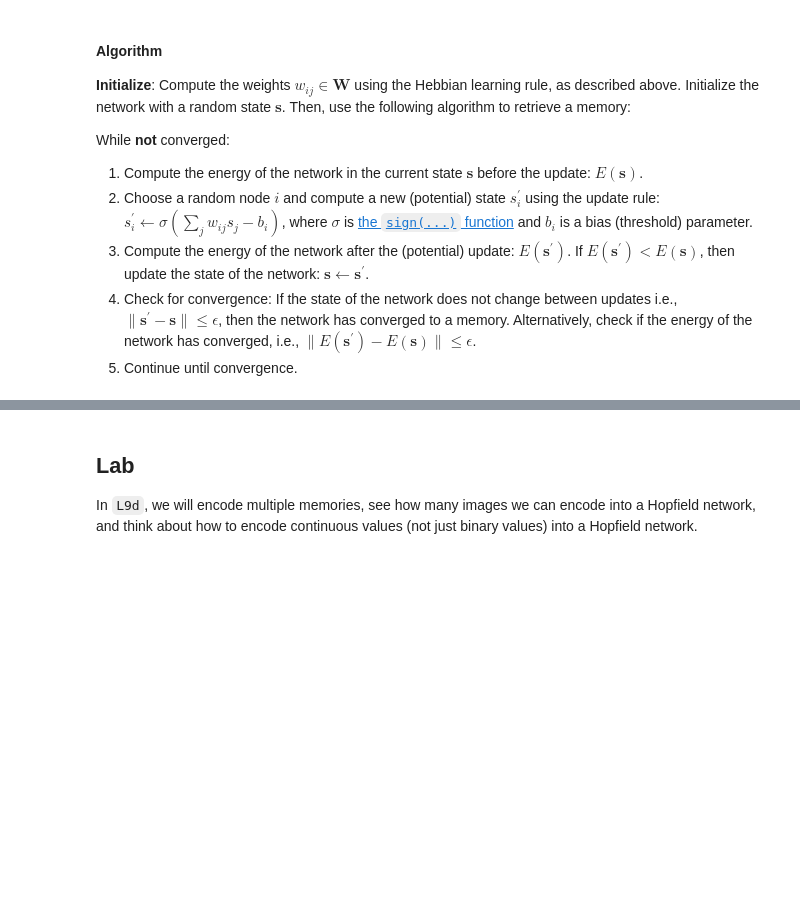
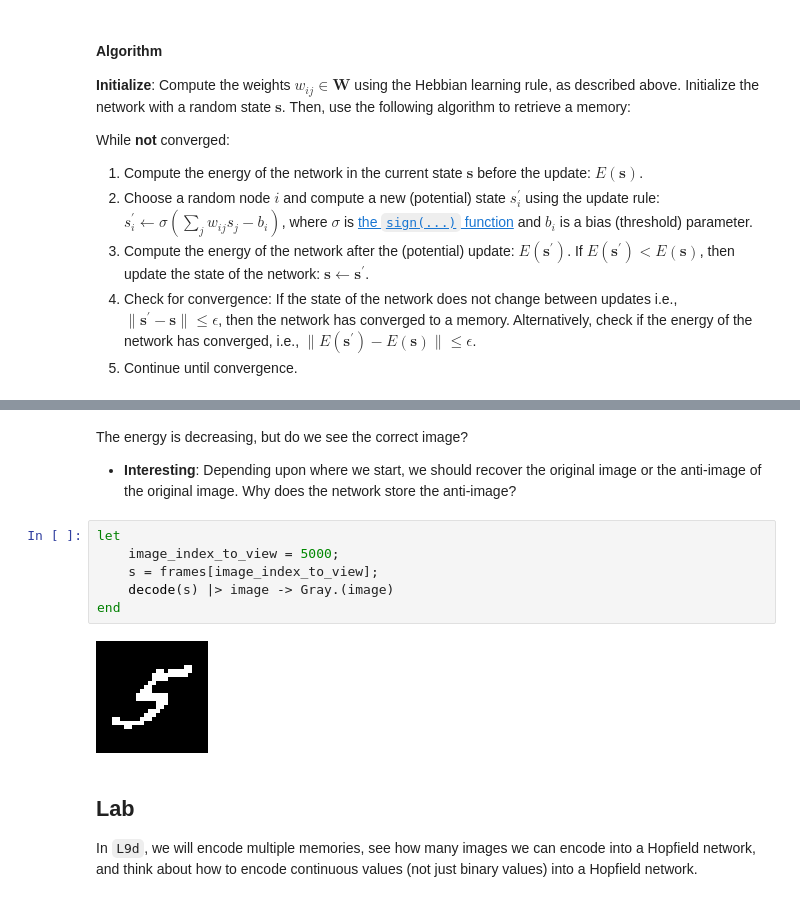
Before and after one commit to varnerlab/CHEME-5820-Lectures-Spring-2025, a Jupyter notebook: lectures/week-9/L9a/CHEME-5820-L9a-HopfieldNetworks-S2025.ipynb, the cells around one changed output, grey strips where cells are left out. Cells and saved outputs as stored; diff of their text form; blank space fills up the shorter version.

```diff
--- a/lectures/week-9/L9a/CHEME-5820-L9a-HopfieldNetworks-S2025.ipynb
+++ b/lectures/week-9/L9a/CHEME-5820-L9a-HopfieldNetworks-S2025.ipynb
@@ -51,3 +254,14 @@ include("Include.jl");
+# %% [markdown]
+The energy is decreasing, but do we see the correct image?
+* __Interesting__: Depending upon where we start, we should recover the original image or the anti-image of the original image. Why does the network store the anti-image?
+# %%
+let
+    image_index_to_view = 5000;
+    s = frames[image_index_to_view];
+    decode(s) |> image -> Gray.(image)
+end
+# %% [output]
+[figure, added]
 # %% [markdown]
 ## Lab
 In `L9d`, we will encode multiple memories, see how many images we can encode into a Hopfield network, and think about how to encode continuous values (not just binary values) into a Hopfield network.
```
Also changed, not shown: parts of 24 cells of this notebook.
